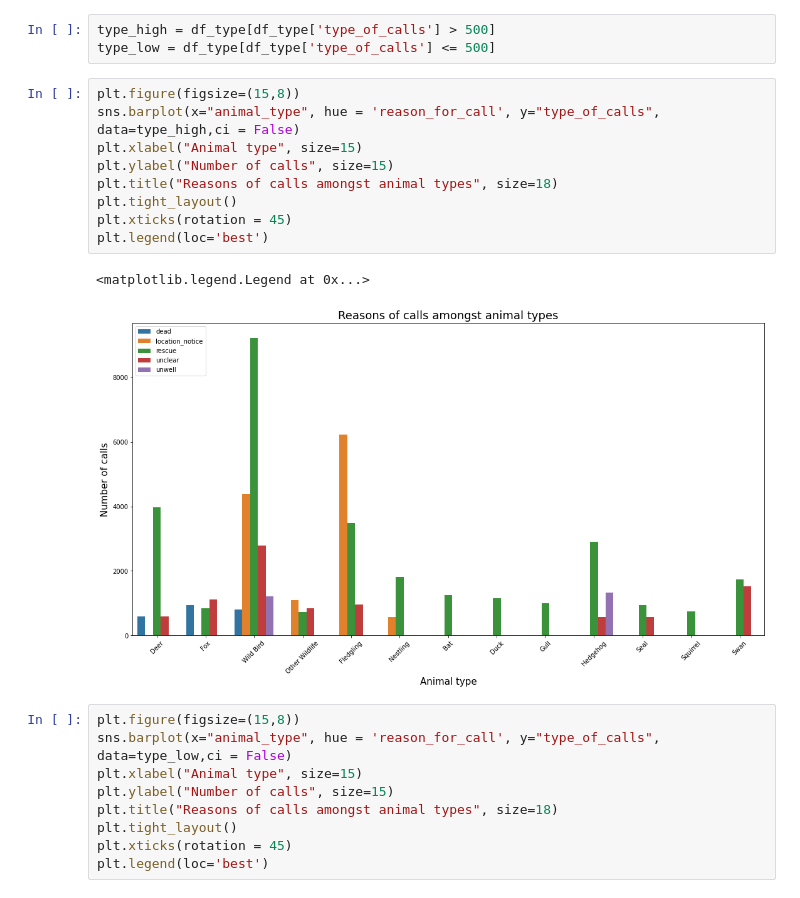
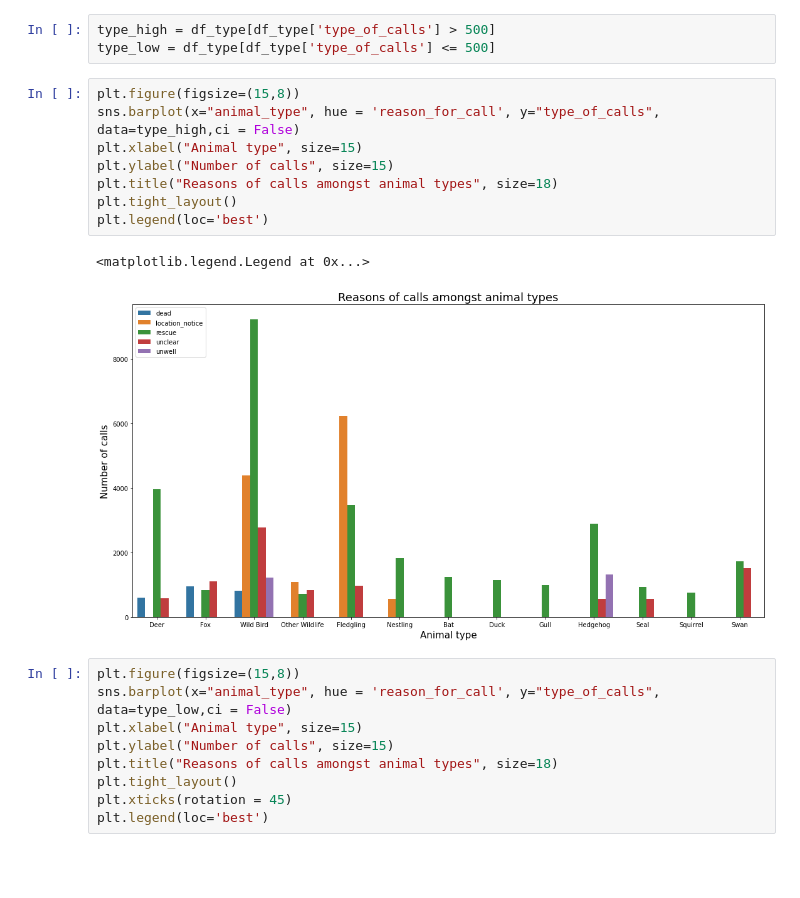
Before and after one commit to vpetrova13/final_project_VM, a Jupyter notebook: analysis_and_documentation/additional_wildlife_analysis.ipynb, the cells around one changed output. Cells and saved outputs as stored; diff of their text form; blank space fills up the shorter version.

```diff
--- a/analysis_and_documentation/additional_wildlife_analysis.ipynb
+++ b/analysis_and_documentation/additional_wildlife_analysis.ipynb
@@ -196,15 +189,14 @@ type_low = df_type[df_type['type_of_calls'] <= 500]
 # %%
 plt.figure(figsize=(15,8))
 sns.barplot(x="animal_type", hue = 'reason_for_call', y="type_of_calls", data=type_high,ci = False)
 plt.xlabel("Animal type", size=15)
 plt.ylabel("Number of calls", size=15)
 plt.title("Reasons of calls amongst animal types", size=18)
 plt.tight_layout()
-plt.xticks(rotation = 45)
 plt.legend(loc='best')
 # %% [output]
 <matplotlib.legend.Legend at 0x...>
-[figure, old version]
+[figure, new version]
 # %%
 plt.figure(figsize=(15,8))
 sns.barplot(x="animal_type", hue = 'reason_for_call', y="type_of_calls", data=type_low,ci = False)
```
Also changed, not shown: parts of 9 cells of this notebook, 1 other file.
